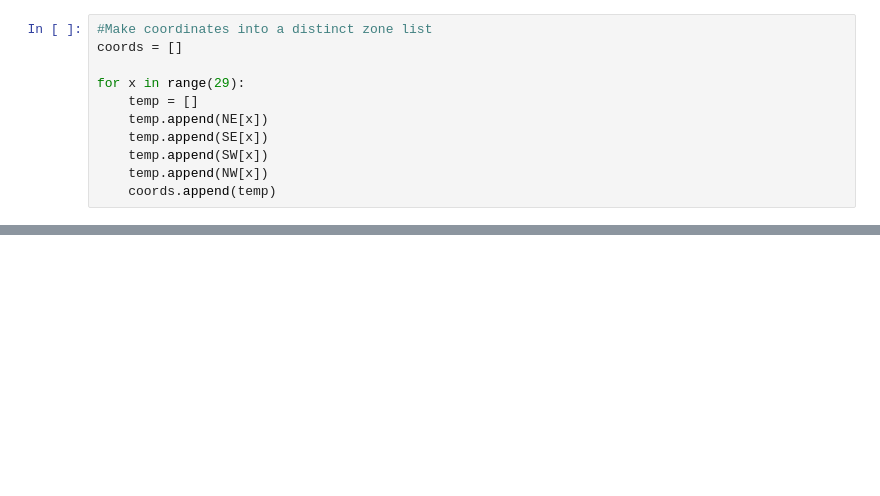
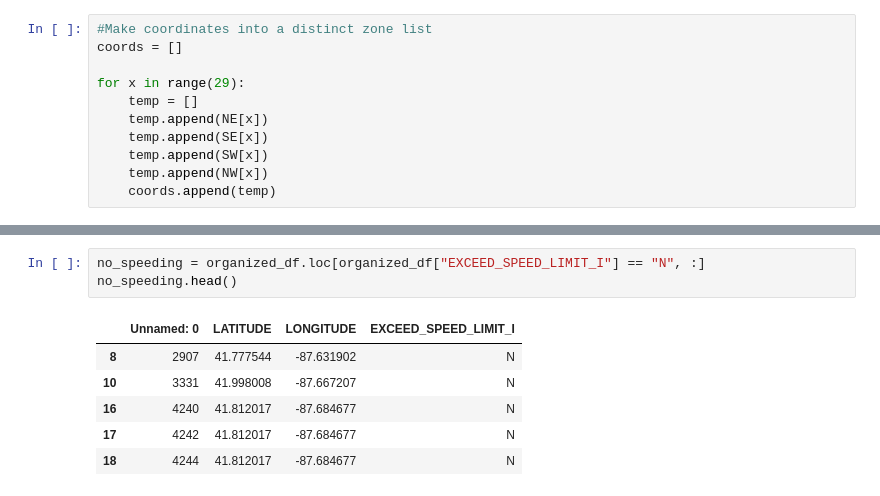
Before and after one commit to emharen/Project-One, a Jupyter notebook: maps.ipynb, the cells around one changed output, grey strips where cells are left out. Cells and saved outputs as stored; diff of their text form; blank space fills up the shorter version.

```diff
--- a/maps.ipynb
+++ b/maps.ipynb
@@ -105,0 +127,10 @@ for x in range(29):
+# %%
+no_speeding = organized_df.loc[organized_df["EXCEED_SPEED_LIMIT_I"] == "N", :]
+no_speeding.head()
+# %% [output]
+|  | Unnamed: 0 | LATITUDE | LONGITUDE | EXCEED_SPEED_LIMIT_I |
+| 8 | 2907 | 41.777544 | -87.631902 | N |
+| 10 | 3331 | 41.998008 | -87.667207 | N |
+| 16 | 4240 | 41.812017 | -87.684677 | N |
+| 17 | 4242 | 41.812017 | -87.684677 | N |
+| 18 | 4244 | 41.812017 | -87.684677 | N |
```
Also changed, not shown: parts of 10 cells of this notebook, 1 other file.
